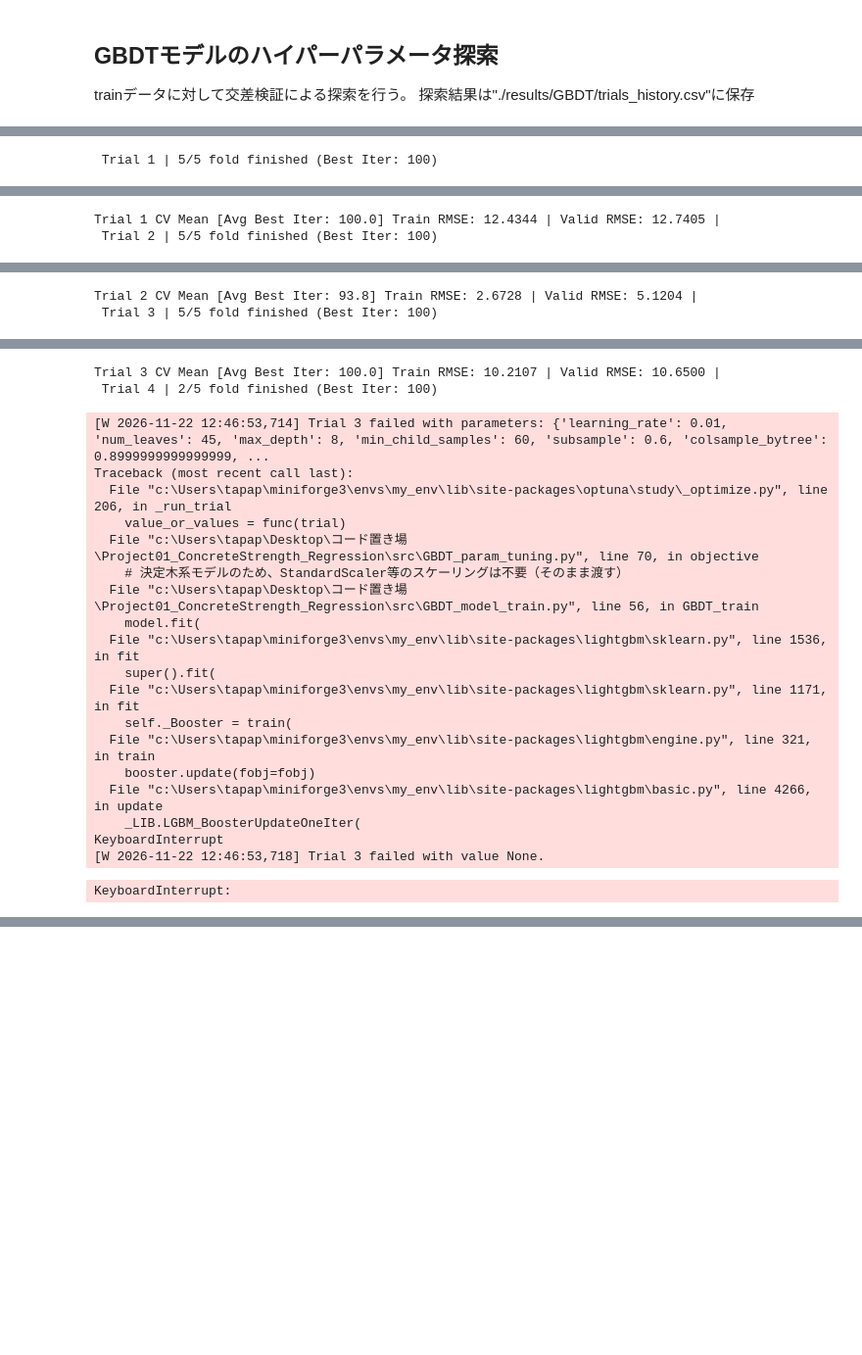
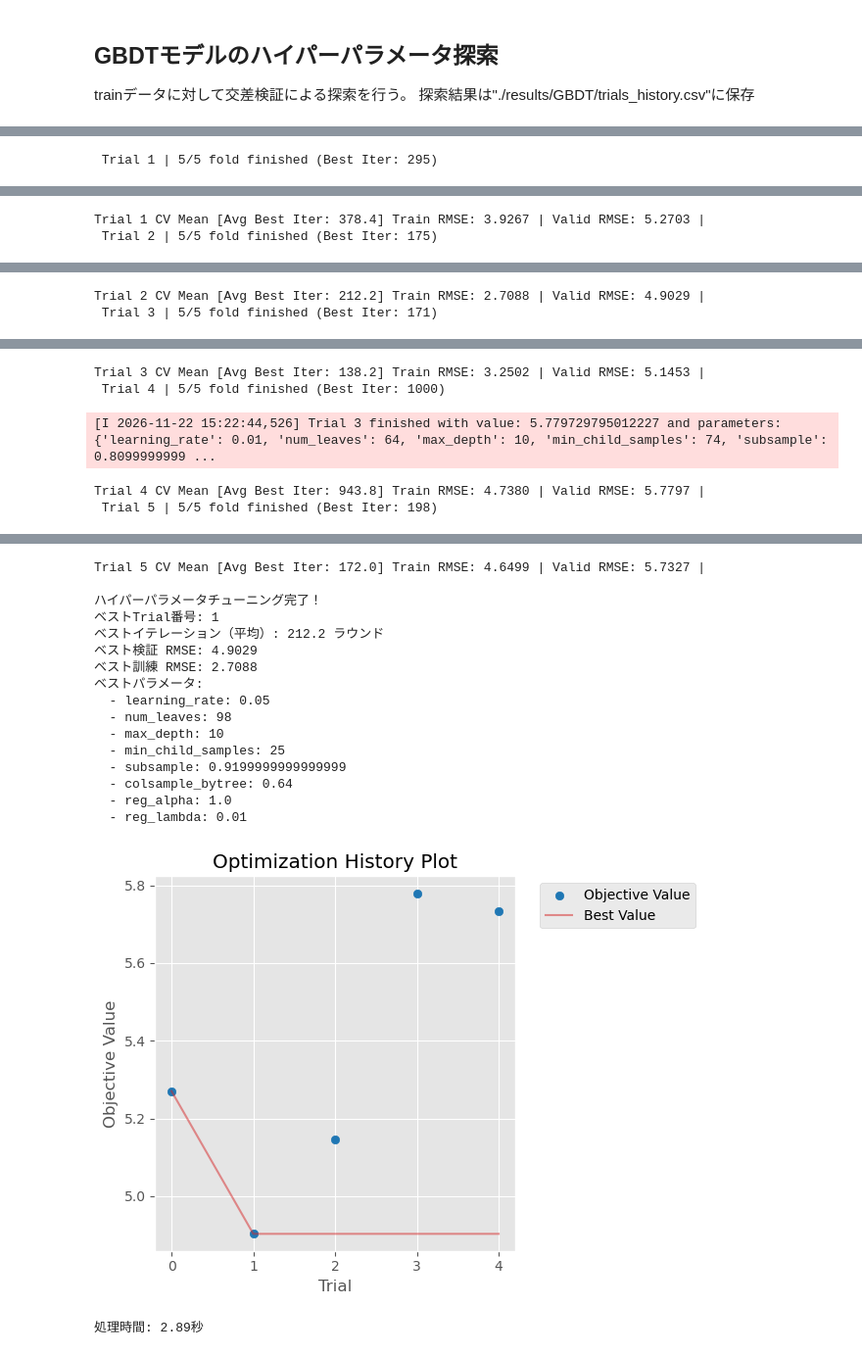
Before and after one commit to Temp-Muraoka/Project01_ConcreteStrength_Regression, a Jupyter notebook: 02_Model_Optimization.ipynb, the cells around one changed output, grey strips where cells are left out. Shown at 98% size. Cells and saved outputs as stored; diff of their text form; code cells hidden in the pictures; blank space fills up the shorter version.

```diff
--- a/02_Model_Optimization.ipynb
+++ b/02_Model_Optimization.ipynb
@@ -33,7 +36,7 @@ Number of features: 8
 trainデータに対して交差検証による探索を行う。
 探索結果は"./results/GBDT/trials_history.csv"に保存
 # %%
-trial_n =300 #Optuna探索試行回数
+trial_n =5 #Optuna探索試行回数
 
 Optimize_lightGBM(trial_n, X_train, Y_train)
 # %% [output]
@@ -41 +44 @@ Optimize_lightGBM(trial_n, X_train, Y_train)
- Trial 1 | 5/5 fold finished (Best Iter: 100)
+ Trial 1 | 5/5 fold finished (Best Iter: 295)
@@ -43,2 +46,2 @@ Optimize_lightGBM(trial_n, X_train, Y_train)
-Trial 1 CV Mean [Avg Best Iter: 100.0] Train RMSE: 12.4344 | Valid RMSE: 12.7405 |
- Trial 2 | 5/5 fold finished (Best Iter: 100)
+Trial 1 CV Mean [Avg Best Iter: 378.4] Train RMSE: 3.9267 | Valid RMSE: 5.2703 |
+ Trial 2 | 5/5 fold finished (Best Iter: 175)
@@ -46,2 +49,2 @@ Trial 1 CV Mean [Avg Best Iter: 100.0] Train RMSE: 12.4344 | Valid RMSE: 12.7405
-Trial 2 CV Mean [Avg Best Iter: 93.8] Train RMSE: 2.6728 | Valid RMSE: 5.1204 |
- Trial 3 | 5/5 fold finished (Best Iter: 100)
+Trial 2 CV Mean [Avg Best Iter: 212.2] Train RMSE: 2.7088 | Valid RMSE: 4.9029 |
+ Trial 3 | 5/5 fold finished (Best Iter: 171)
@@ -49,21 +52,5 @@ Trial 2 CV Mean [Avg Best Iter: 93.8] Train RMSE: 2.6728 | Valid RMSE: 5.1204 |
-Trial 3 CV Mean [Avg Best Iter: 100.0] Train RMSE: 10.2107 | Valid RMSE: 10.6500 |
- Trial 4 | 2/5 fold finished (Best Iter: 100)
+Trial 3 CV Mean [Avg Best Iter: 138.2] Train RMSE: 3.2502 | Valid RMSE: 5.1453 |
+ Trial 4 | 5/5 fold finished (Best Iter: 1000)
-[W 2026-11-22 12:46:53,714] Trial 3 failed with parameters: {'learning_rate': 0.01, 'num_leaves': 45, 'max_depth': 8, 'min_child_samples': 60, 'subsample': 0.6, 'colsample_bytree': 0.8999999999999999, ...
-Traceback (most recent call last):
-  File "c:\Users\tapap\miniforge3\envs\my_env\lib\site-packages\optuna\study\_optimize.py", line 206, in _run_trial
-    value_or_values = func(trial)
-  File "c:\Users\tapap\Desktop\コード置き場\Project01_ConcreteStrength_Regression\src\GBDT_param_tuning.py", line 70, in objective
-    # 決定木系モデルのため、StandardScaler等のスケーリングは不要（そのまま渡す）
-  File "c:\Users\tapap\Desktop\コード置き場\Project01_ConcreteStrength_Regression\src\GBDT_model_train.py", line 56, in GBDT_train
-    model.fit(
-  File "c:\Users\tapap\miniforge3\envs\my_env\lib\site-packages\lightgbm\sklearn.py", line 1536, in fit
-    super().fit(
-  File "c:\Users\tapap\miniforge3\envs\my_env\lib\site-packages\lightgbm\sklearn.py", line 1171, in fit
-    self._Booster = train(
-  File "c:\Users\tapap\miniforge3\envs\my_env\lib\site-packages\lightgbm\engine.py", line 321, in train
-    booster.update(fobj=fobj)
-  File "c:\Users\tapap\miniforge3\envs\my_env\lib\site-packages\lightgbm\basic.py", line 4266, in update
-    _LIB.LGBM_BoosterUpdateOneIter(
-KeyboardInterrupt
-[W 2026-11-22 12:46:53,718] Trial 3 failed with value None.
+[I 2026-11-22 15:22:44,526] Trial 3 finished with value: 5.779729795012227 and parameters: {'learning_rate': 0.01, 'num_leaves': 64, 'max_depth': 10, 'min_child_samples': 74, 'subsample': 0.8099999999 ...
-KeyboardInterrupt:
+Trial 4 CV Mean [Avg Best Iter: 943.8] Train RMSE: 4.7380 | Valid RMSE: 5.7797 |
+ Trial 5 | 5/5 fold finished (Best Iter: 198)
@@ -69,0 +58,18 @@ KeyboardInterrupt:
+Trial 5 CV Mean [Avg Best Iter: 172.0] Train RMSE: 4.6499 | Valid RMSE: 5.7327 |
+
+ハイパーパラメータチューニング完了！
+ベストTrial番号: 1
+ベストイテレーション（平均）: 212.2 ラウンド
+ベスト検証 RMSE: 4.9029
+ベスト訓練 RMSE: 2.7088
+ベストパラメータ:
+  - learning_rate: 0.05
+  - num_leaves: 98
+  - max_depth: 10
+  - min_child_samples: 25
+  - subsample: 0.9199999999999999
+  - colsample_bytree: 0.64
+  - reg_alpha: 1.0
+  - reg_lambda: 0.01
+[figure, added]
+処理時間: 2.89秒
```
Also changed, not shown: parts of 5 cells of this notebook, 8 other files.
